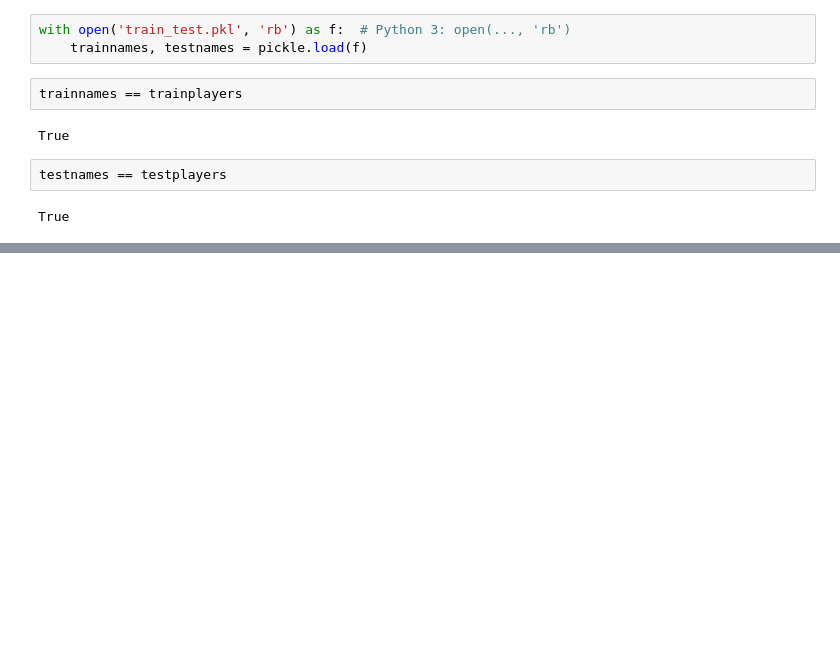
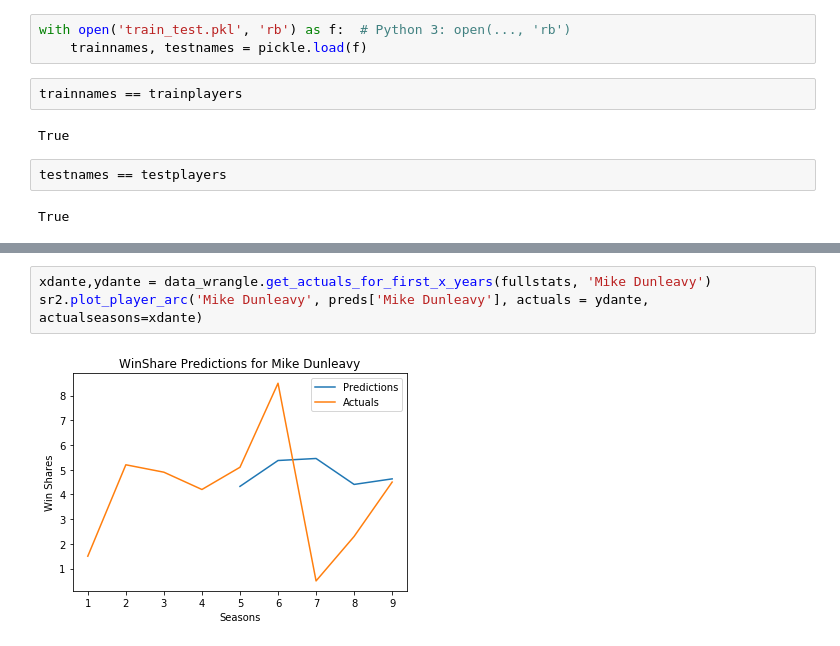
Before and after one commit to KirkAVoss/kv-capstone, a Jupyter notebook: NBAwinshare/2018.11.27 Fixtrain Notebook.ipynb, the cells around one changed output, grey strips where cells are left out. Cells and saved outputs as stored; diff of their text form; blank space fills up the shorter version.

```diff
--- a/NBAwinshare/2018.11.27 Fixtrain Notebook.ipynb
+++ b/NBAwinshare/2018.11.27 Fixtrain Notebook.ipynb
@@ -256,0 +342,5 @@ True
+# %%
+xdante,ydante = data_wrangle.get_actuals_for_first_x_years(fullstats, 'Mike Dunleavy')
+sr2.plot_player_arc('Mike Dunleavy', preds['Mike Dunleavy'], actuals = ydante, actualseasons=xdante)
+# %% [output]
+[figure, added]
```
Also changed, not shown: parts of 24 cells of this notebook, 1 other file.
